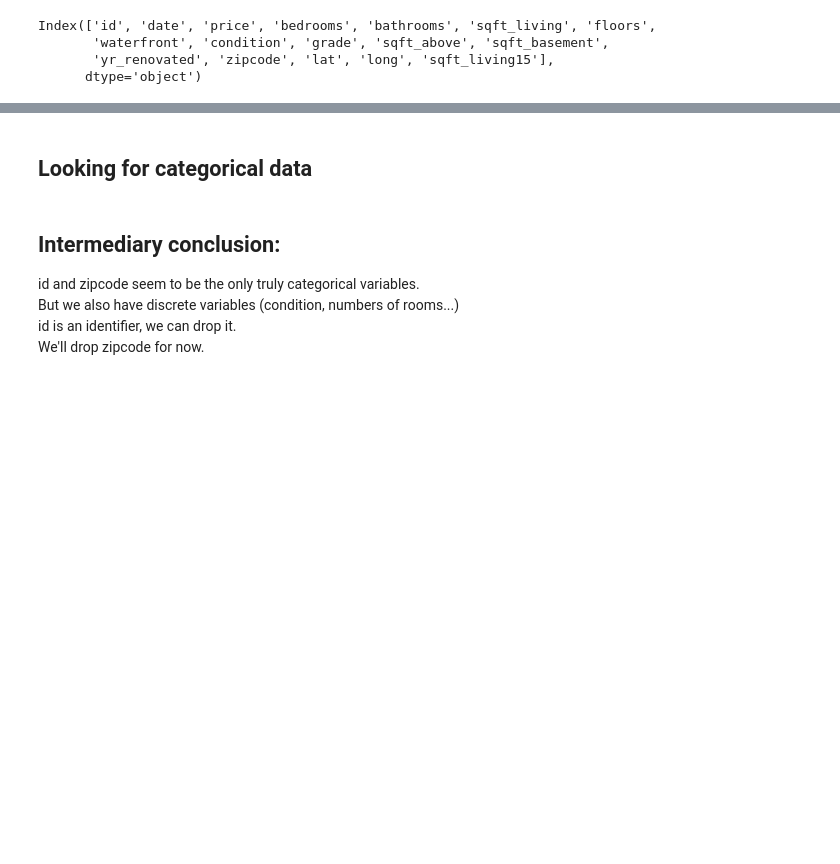
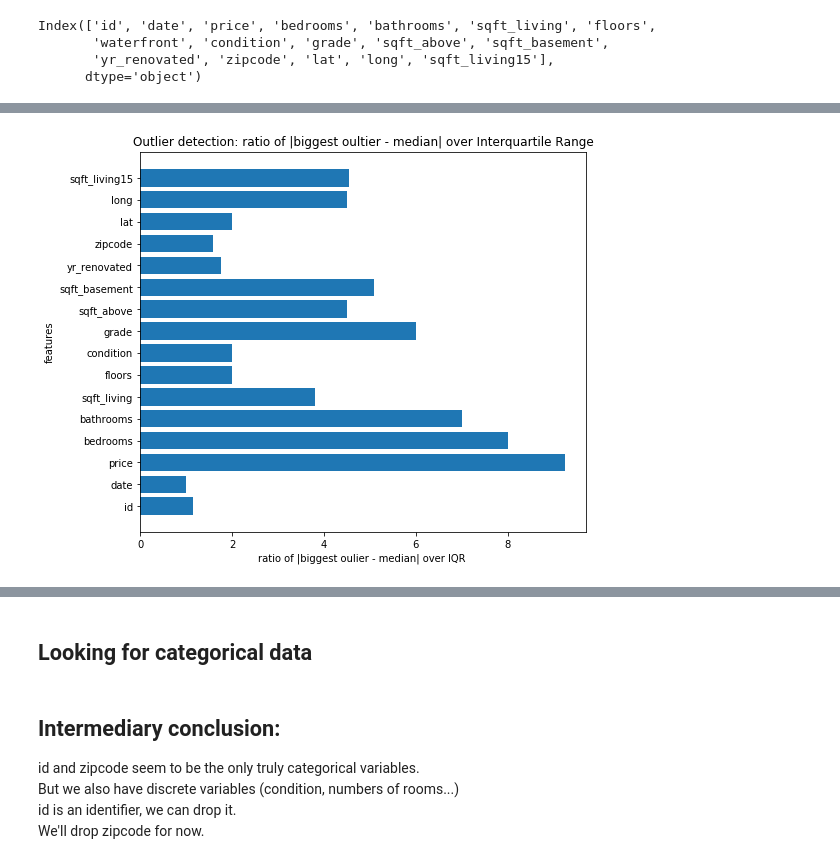
Before and after one commit to poariston/dsc-mod-2-project-v2-1-online-ds-pt-120919, a Jupyter notebook: poariston_FullTrack01.ipynb, the cells around one changed output, grey strips where cells are left out. Cells and saved outputs as stored; diff of their text form; code cells hidden in the pictures; blank space fills up the shorter version.

```diff
--- a/poariston_FullTrack01.ipynb
+++ b/poariston_FullTrack01.ipynb
@@ -477,0 +536,19 @@ Index(['id', 'date', 'price', 'bedrooms', 'bathrooms', 'sqft_living', 'floors',
+# %%
+# Let's look at the same bar plot as before to detect ouliers using our latest updated data
+# detect ouliers using InterQuartile Range (IQR)
+dico={}
+for col in df.columns:
+    if df[col].quantile(.75) - df[col].quantile(.25)  != 0:
+#         For features with IQR > 0, calculate the distance of the biggest outlier to the median
+        maxi=max(df[col].max() - df[col].median() ,  df[col].median() -df[col].min() )
+#     divide by IQR
+        dico[col] = maxi  /  (df[col].quantile(.75) - df[col].quantile(.25))
+# visualization of the ratio with a bar plot
+plt.figure(figsize = (8,7))
+plt.barh( list(dico.keys()) ,list(dico.values())  )
+plt.xlabel('ratio of |biggest oulier - median| over IQR ')
+plt.ylabel('features')
+plt.title('Outlier detection: ratio of |biggest oultier - median| over Interquartile Range')
+plt.show();
+# %% [output]
+[figure, added]
```
Also changed, not shown: parts of 12 cells of this notebook.
